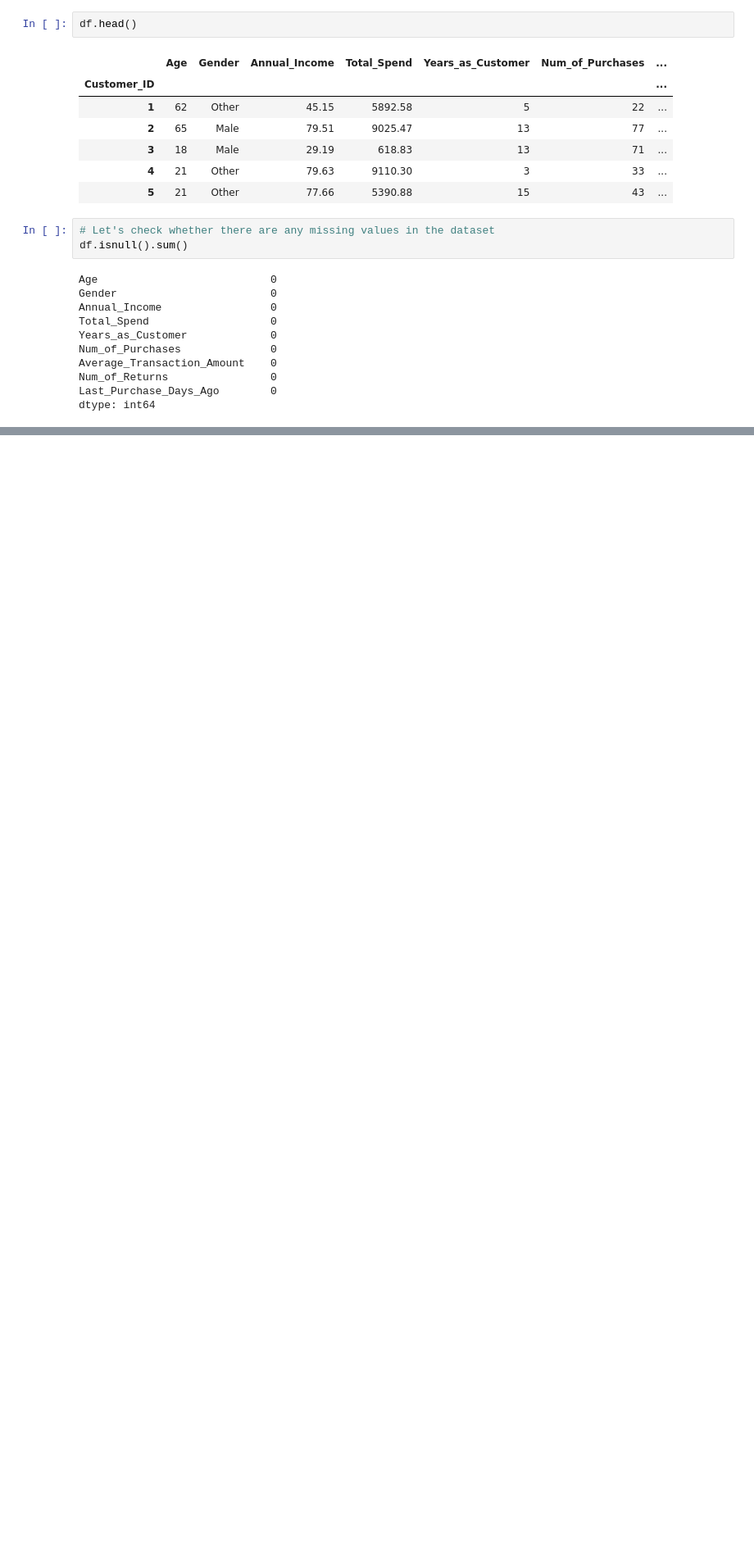
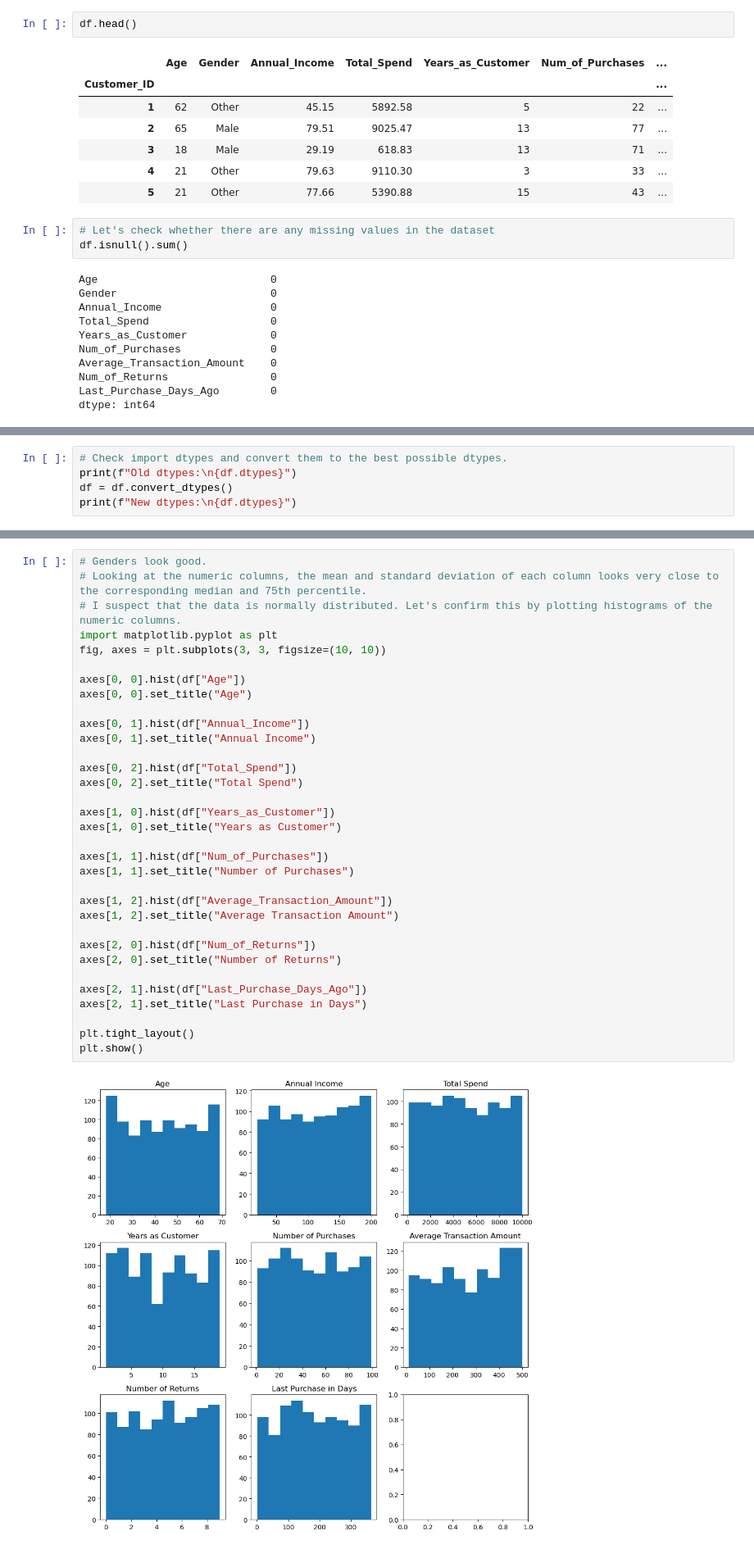
Before and after one commit to tacotuesday/most-valuable-customers, a Jupyter notebook: notebooks/most-valuable-customers.ipynb, the cells around one changed output, grey strips where cells are left out. Shown at 82% size. Cells and saved outputs as stored; diff of their text form; blank space fills up the shorter version.

Commit message:
Plotted histograms of columns

```diff
--- a/notebooks/most-valuable-customers.ipynb
+++ b/notebooks/most-valuable-customers.ipynb
@@ -134,0 +137,5 @@ dtype: int64
+# %%
+# Check import dtypes and convert them to the best possible dtypes.
+print(f"Old dtypes:\n{df.dtypes}")
+df = df.convert_dtypes()
+print(f"New dtypes:\n{df.dtypes}")
@@ -134,0 +184,35 @@ dtype: int64
+# %%
+# Genders look good.
+# Looking at the numeric columns, the mean and standard deviation of each column looks very close to the corresponding median and 75th percentile.
+# I suspect that the data is normally distributed. Let's confirm this by plotting histograms of the numeric columns.
+import matplotlib.pyplot as plt
+fig, axes = plt.subplots(3, 3, figsize=(10, 10))
+
+axes[0, 0].hist(df["Age"])
+axes[0, 0].set_title("Age")
+
+axes[0, 1].hist(df["Annual_Income"])
+axes[0, 1].set_title("Annual Income")
+
+axes[0, 2].hist(df["Total_Spend"])
+axes[0, 2].set_title("Total Spend")
+
+axes[1, 0].hist(df["Years_as_Customer"])
+axes[1, 0].set_title("Years as Customer")
+
+axes[1, 1].hist(df["Num_of_Purchases"])
+axes[1, 1].set_title("Number of Purchases")
+
+axes[1, 2].hist(df["Average_Transaction_Amount"])
+axes[1, 2].set_title("Average Transaction Amount")
+
+axes[2, 0].hist(df["Num_of_Returns"])
+axes[2, 0].set_title("Number of Returns")
+
+axes[2, 1].hist(df["Last_Purchase_Days_Ago"])
+axes[2, 1].set_title("Last Purchase in Days")
+
+plt.tight_layout()
+plt.show()
+# %% [output]
+[figure, added]
```
Also changed, not shown: parts of 6 cells of this notebook.
